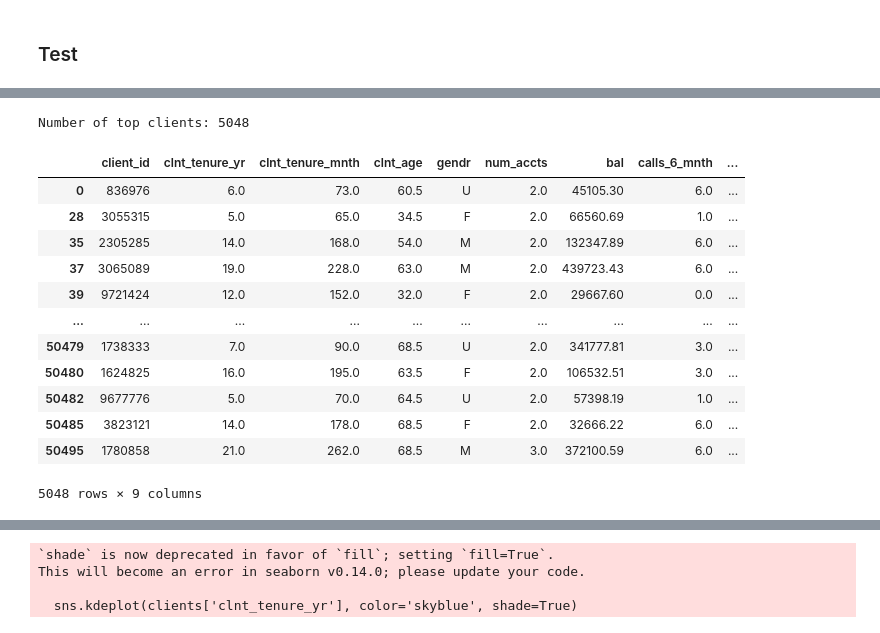
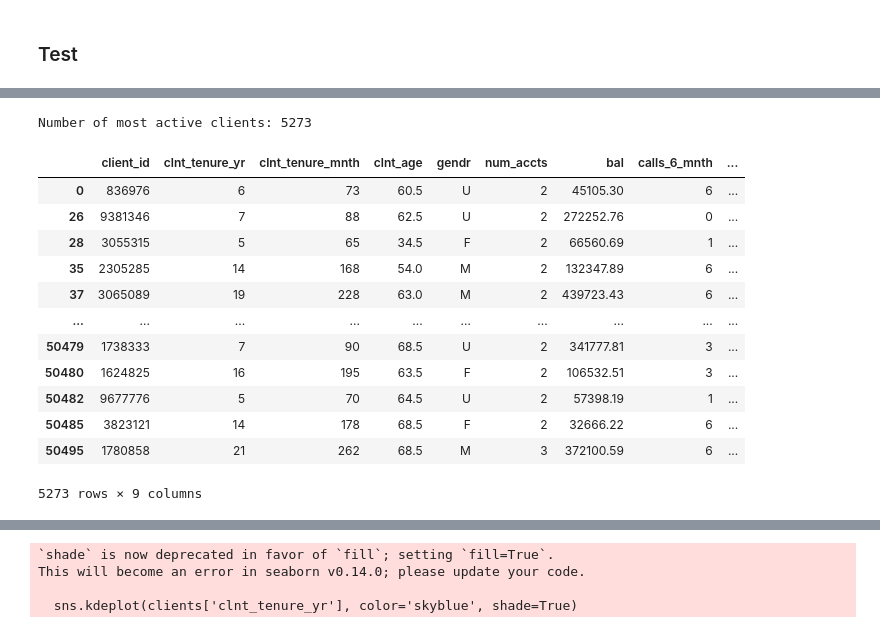
Before and after one commit to almudenamcastro/ironhack-w5-EDA, a Jupyter notebook: notebooks/main.ipynb, the cells around one changed output, grey strips where cells are left out. Saved outputs shown, nothing was run; the diff lists cells and outputs as text; code cells hidden in the pictures.

```diff
--- a/notebooks/main.ipynb
+++ b/notebooks/main.ipynb
@@ -17,6 +18,7 @@ test = pd.read_csv('../data/df_final_experiment_clients.txt')
 # %% [markdown]
 ### Clients
 # %%
+clients = clients_raw.copy()
 clients.head()
 # %% [output]
 |  | client_id | clnt_tenure_yr | clnt_tenure_mnth | clnt_age | gendr | num_accts | bal | calls_6_mnth | ... |
@@ -108,11 +110,11 @@ for col in clients_num:
 ### Events
 # %%
 # there are two datasets for events. We want to merge them.
-events_1.shape
-events_2.shape
+events_1_raw.shape
+events_2_raw.shape
 
 # both columns have the same columns, we can savely concat them.
-events = pd.concat([events_1, events_2])
+events = pd.concat([events_1_raw, events_2_raw])
 events.head()
 # %% [output]
 |  | client_id | visitor_id | visit_id | process_step | date_time |
@@ -283,2 +260,0 @@ Name: process_step, dtype: object
-# %%
-clients = clients[clients['client_id'].isin(test_in['client_id'])]
@@ -309,34 +263,32 @@ events.head()
+# %%
+# We will count the number of events to identify the most active clients.
+
+client_event_counts = events['client_id'].value_counts()
+clients_events = pd.merge(clients, client_event_counts, on="client_id", how="inner")
 # %%
-# Merging clients and events on "client_id" efficiently
-clients_events = pd.merge(clients, events[['client_id', 'process_step']], on="client_id", how="inner")
-
-# Counting how many events each client has participated in (i.e., using the online process)
-client_event_counts = clients_events['client_id'].value_counts()
-
 # Identify the top 10% of active clients (this can be changed to any other percentage if needed)
-top_10_percent_threshold = int(len(client_event_counts) * 0.10)
-top_clients = client_event_counts.head(top_10_percent_threshold)
+top_clients = client_event_counts.head(int(len(client_event_counts) * 0.10))
 
 # Get the demographic information of these top clients
 top_client_info = clients[clients['client_id'].isin(top_clients.index)]
 
-print(f"Number of top clients: {len(top_client_info)}")
+print(f"Number of most active clients: {len(top_client_info)}")
 top_client_info
 # %% [output]
-Number of top clients: 5048
+Number of most active clients: 5273
 |  | client_id | clnt_tenure_yr | clnt_tenure_mnth | clnt_age | gendr | num_accts | bal | calls_6_mnth | ... |
-| 0 | 836976 | 6.0 | 73.0 | 60.5 | U | 2.0 | 45105.30 | 6.0 | ... |
-| 28 | 3055315 | 5.0 | 65.0 | 34.5 | F | 2.0 | 66560.69 | 1.0 | ... |
-| 35 | 2305285 | 14.0 | 168.0 | 54.0 | M | 2.0 | 132347.89 | 6.0 | ... |
-| 37 | 3065089 | 19.0 | 228.0 | 63.0 | M | 2.0 | 439723.43 | 6.0 | ... |
-| 39 | 9721424 | 12.0 | 152.0 | 32.0 | F | 2.0 | 29667.60 | 0.0 | ... |
+| 0 | 836976 | 6 | 73 | 60.5 | U | 2 | 45105.30 | 6 | ... |
+| 26 | 9381346 | 7 | 88 | 62.5 | U | 2 | 272252.76 | 0 | ... |
+| 28 | 3055315 | 5 | 65 | 34.5 | F | 2 | 66560.69 | 1 | ... |
+| 35 | 2305285 | 14 | 168 | 54.0 | M | 2 | 132347.89 | 6 | ... |
+| 37 | 3065089 | 19 | 228 | 63.0 | M | 2 | 439723.43 | 6 | ... |
 | ... | ... | ... | ... | ... | ... | ... | ... | ... | ... |
-| 50479 | 1738333 | 7.0 | 90.0 | 68.5 | U | 2.0 | 341777.81 | 3.0 | ... |
-| 50480 | 1624825 | 16.0 | 195.0 | 63.5 | F | 2.0 | 106532.51 | 3.0 | ... |
-| 50482 | 9677776 | 5.0 | 70.0 | 64.5 | U | 2.0 | 57398.19 | 1.0 | ... |
-| 50485 | 3823121 | 14.0 | 178.0 | 68.5 | F | 2.0 | 32666.22 | 6.0 | ... |
-| 50495 | 1780858 | 21.0 | 262.0 | 68.5 | M | 3.0 | 372100.59 | 6.0 | ... |
+| 50479 | 1738333 | 7 | 90 | 68.5 | U | 2 | 341777.81 | 3 | ... |
+| 50480 | 1624825 | 16 | 195 | 63.5 | F | 2 | 106532.51 | 3 | ... |
+| 50482 | 9677776 | 5 | 70 | 64.5 | U | 2 | 57398.19 | 1 | ... |
+| 50485 | 3823121 | 14 | 178 | 68.5 | F | 2 | 32666.22 | 6 | ... |
+| 50495 | 1780858 | 21 | 262 | 68.5 | M | 3 | 372100.59 | 6 | ... |
-5048 rows × 9 columns
+5273 rows × 9 columns
 # %%
 age_analysis = top_client_info['clnt_age'].describe()
 tenure_years_analysis = top_client_info['clnt_tenure_yr'].describe()
```
Also changed, not shown: parts of 46 cells of this notebook.
